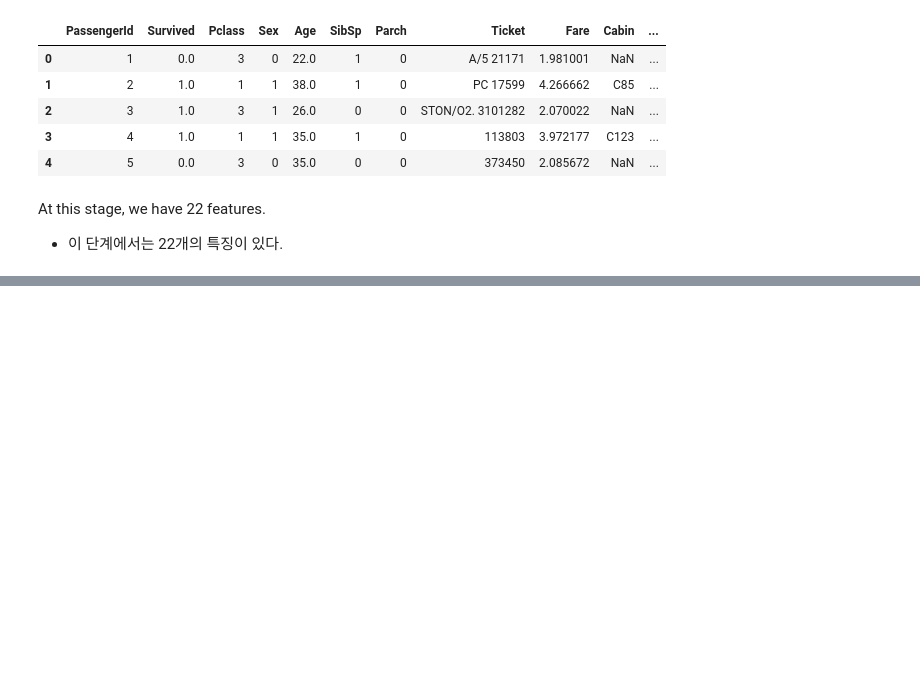
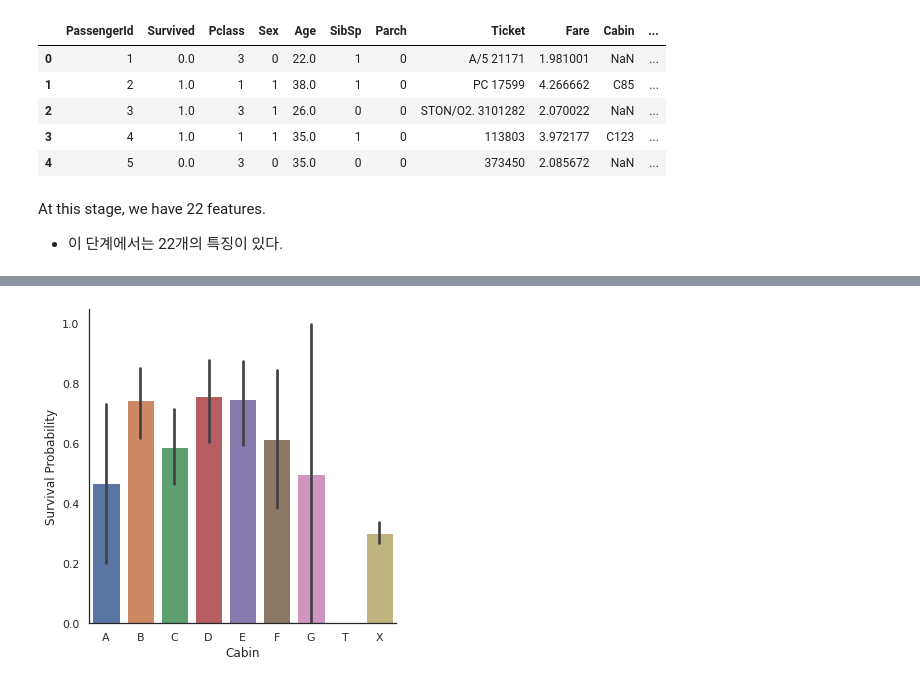
Before and after one commit to jsleeg98/Kaggle_practice, a Jupyter notebook: Titanic/Titanic_Top_4_with_ensemble_modeling_필사.ipynb, the cells around one changed output, grey strips where cells are left out. Cells and saved outputs as stored; diff of their text form; code cells hidden in the pictures; blank space fills up the shorter version.

```diff
--- a/Titanic/Titanic_Top_4_with_ensemble_modeling_필사.ipynb
+++ b/Titanic/Titanic_Top_4_with_ensemble_modeling_필사.ipynb
@@ -681,0 +730,5 @@ At this stage, we have 22 features.
+# %%
+g = sns.factorplot(y = 'Survived', x = 'Cabin', data = dataset, kind = 'bar', order = ['A', 'B', 'C', 'D', 'E', 'F', 'G','T', 'X'])
+g = g.set_ylabels('Survival Probability')
+# %% [output]
+[figure, added]
```
Also changed, not shown: parts of 11 cells of this notebook.
